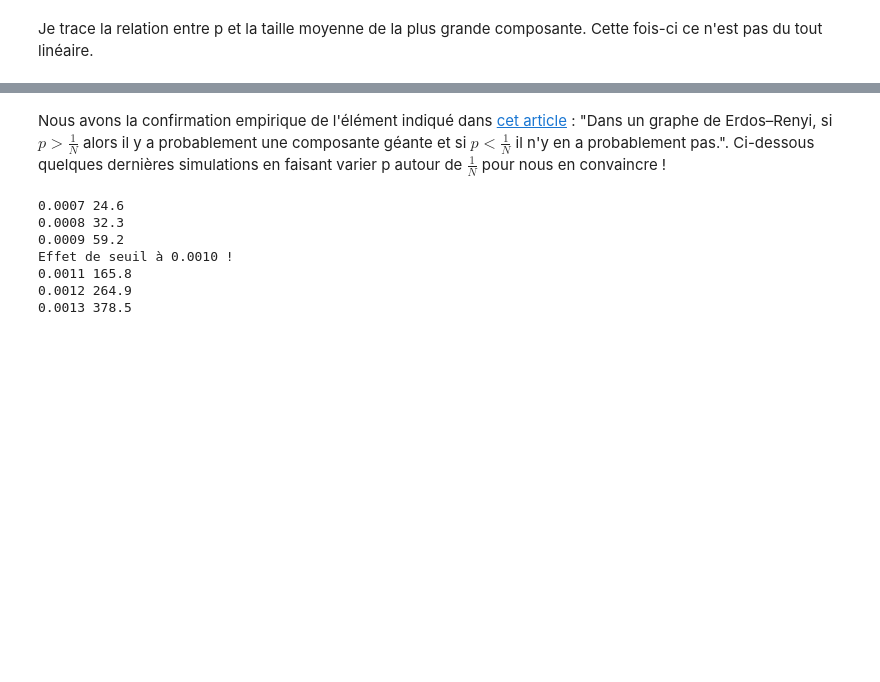
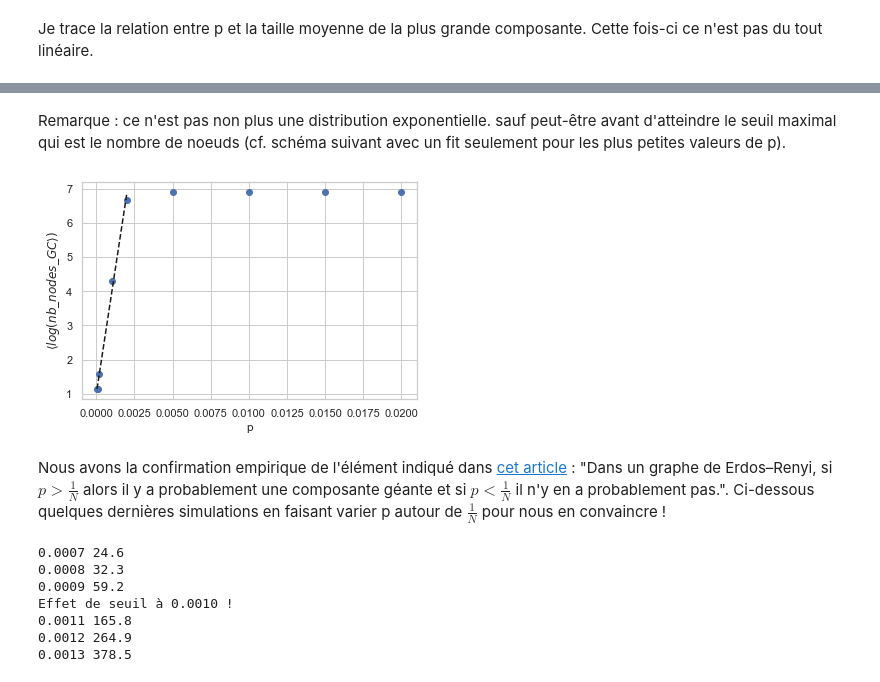
Before and after one commit to ARKEnsae/DM_Analyse_Reseaux, a Jupyter notebook: CC5/Exos_10Mar2021/ex_maison/ex_maison_KA.ipynb, the cells around one changed output, grey strips where cells are left out. Cells and saved outputs as stored; diff of their text form; code cells hidden in the pictures; blank space fills up the shorter version.

```diff
--- a/CC5/Exos_10Mar2021/ex_maison/ex_maison_KA.ipynb
+++ b/CC5/Exos_10Mar2021/ex_maison/ex_maison_KA.ipynb
@@ -176,3 +176,16 @@ plt.show()
+# %% [markdown]
+Remarque : ce n'est pas non plus une distribution exponentielle. sauf peut-être avant d'atteindre le seuil maximal qui est le nombre de noeuds (cf. schéma suivant avec un fit seulement pour les plus petites valeurs de p).
+# %%
+longueur = 5
+coef = np.polyfit(pList[:longueur],np.log(avG)[:longueur], 1) #1 c'est le degré : linéaire
+poly1d_fn = np.poly1d(coef)
+plt.plot(pList,np.log(avG),'o')
+plt.plot(pList[:longueur], poly1d_fn(pList)[:longueur], '--k')
+plt.xlabel('p')
+plt.ylabel(r'$\langle log(nb\_nodes\_GC\rangle)$')
+plt.show()
+# %% [output]
+[figure, added]
 # %% [markdown]
 Nous avons la confirmation empirique de l'élément indiqué dans [cet article](https://www.quora.com/What-is-the-giant-component-in-graph-theory) : "Dans un graphe de Erdos–Renyi, si $p>\frac{1}{N}$ alors il y a probablement une composante géante et si $p<\frac{1}{N}$ il n'y en a probablement pas.". Ci-dessous quelques dernières simulations en faisant varier p autour de $\frac{1}{N}$ pour nous en convaincre !
 # %%
```
Also changed, not shown: parts of 48 cells of this notebook, 1 other file.
